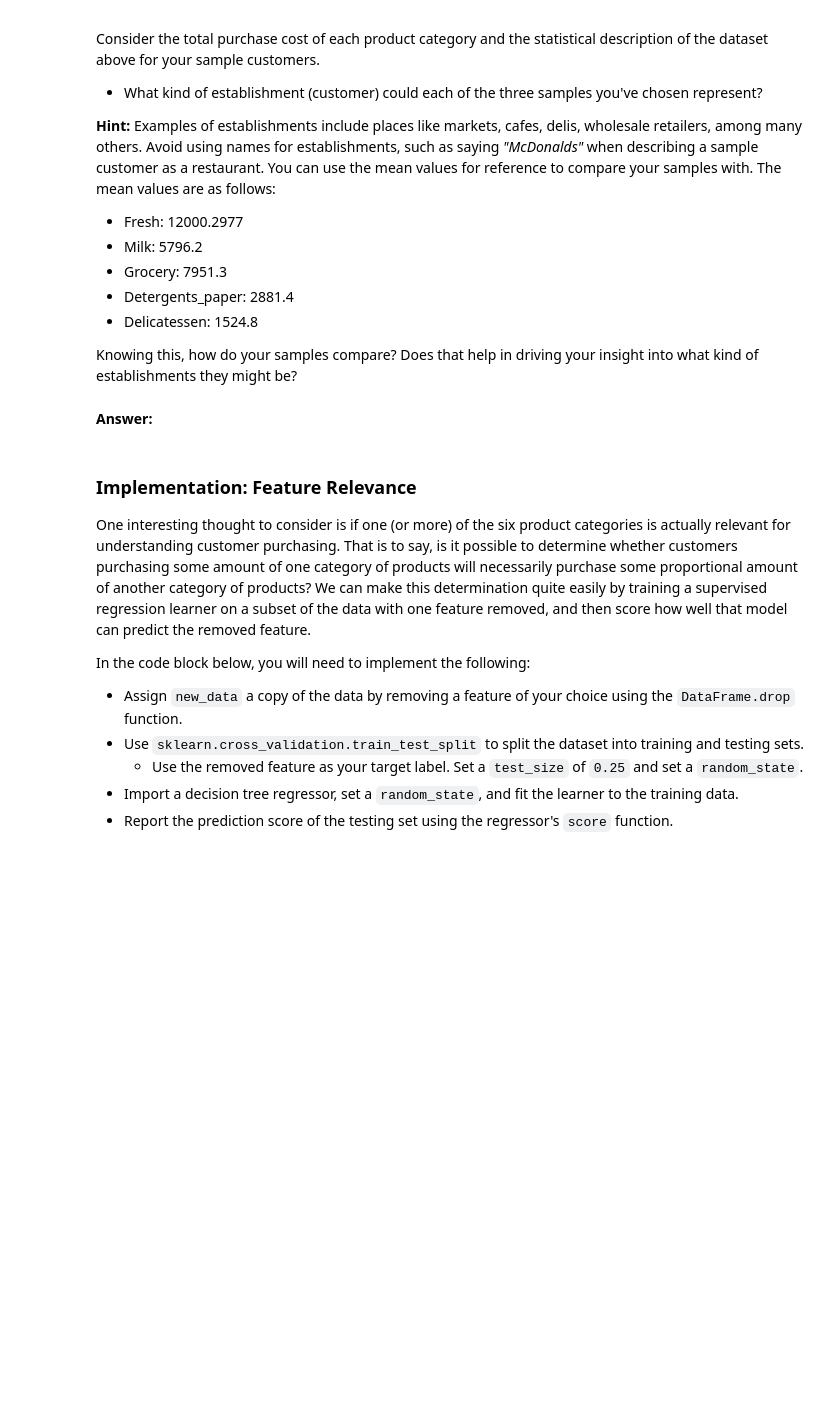
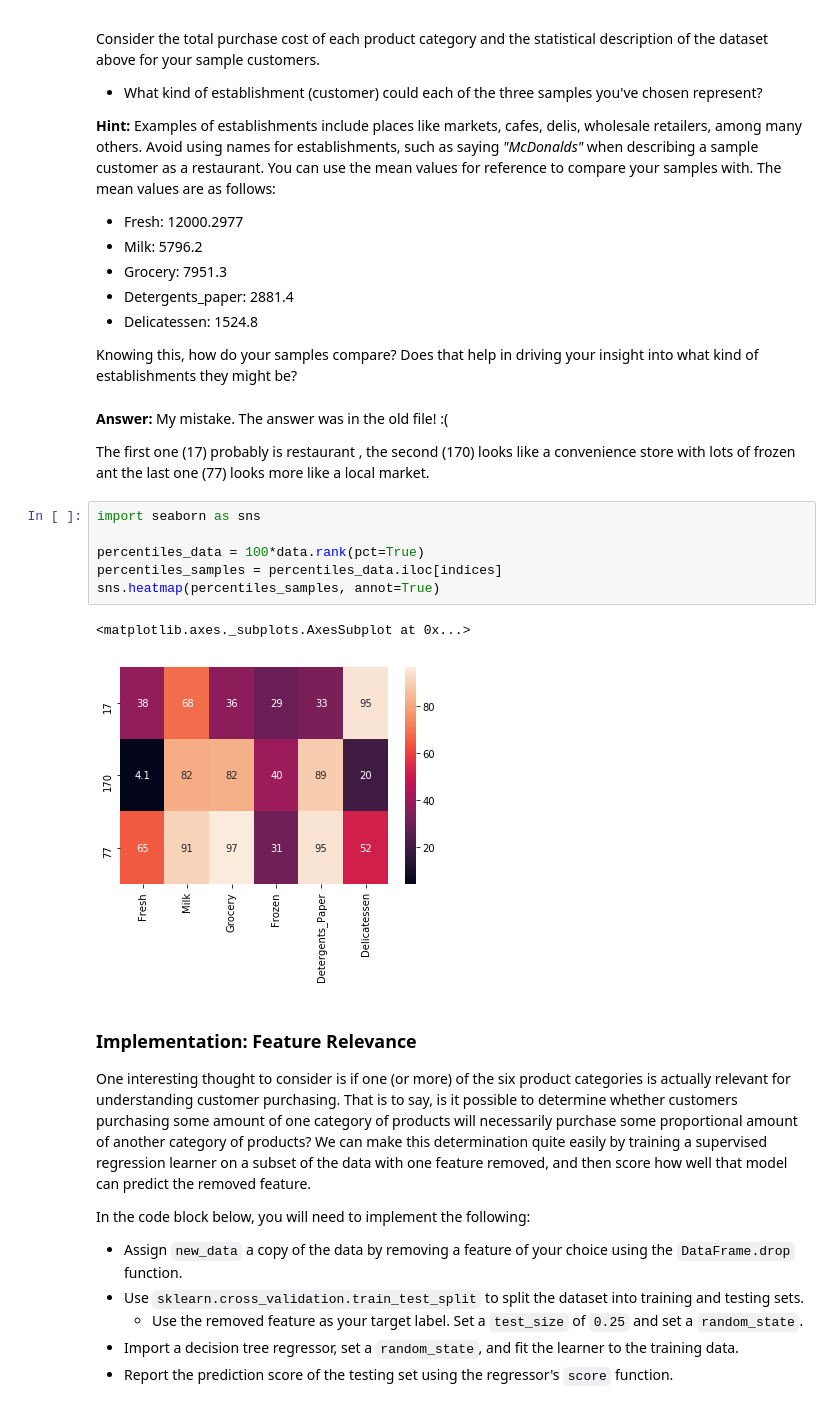
Before and after one commit to leogold/machine-learning, a Jupyter notebook: projects/customer_segments/customer_segments.ipynb, the cells around one changed output. Cells and saved outputs as stored; diff of their text form; blank space fills up the shorter version.

```diff
--- a/projects/customer_segments/customer_segments.ipynb
+++ b/projects/customer_segments/customer_segments.ipynb
@@ -94,8 +94,20 @@ Consider the total purchase cost of each product category and the statistical de
 * Delicatessen: 1524.8
 
 Knowing this, how do your samples compare? Does that help in driving your insight into what kind of establishments they might be?
-# %% [markdown]
-**Answer:**
+# %% [markdown]
+**Answer:**
+My mistake. The answer was in the old file! :(
+
+The first one (17) probably is restaurant , the second (170) looks like a convenience store with lots of frozen ant the last one (77) looks more like a local market.
+# %%
+import seaborn as sns
+
+percentiles_data = 100*data.rank(pct=True)
+percentiles_samples = percentiles_data.iloc[indices]
+sns.heatmap(percentiles_samples, annot=True)
+# %% [output]
+<matplotlib.axes._subplots.AxesSubplot at 0x...>
+[figure, added]
 # %% [markdown]
 ### Implementation: Feature Relevance
 One interesting thought to consider is if one (or more) of the six product categories is actually relevant for understanding customer purchasing. That is to say, is it possible to determine whether customers purchasing some amount of one category of products will necessarily purchase some proportional amount of another category of products? We can make this determination quite easily by training a supervised regression learner on a subset of the data with one feature removed, and then score how well that model can predict the removed feature.
```
Also changed, not shown: parts of 17 cells of this notebook, 1 other file.
